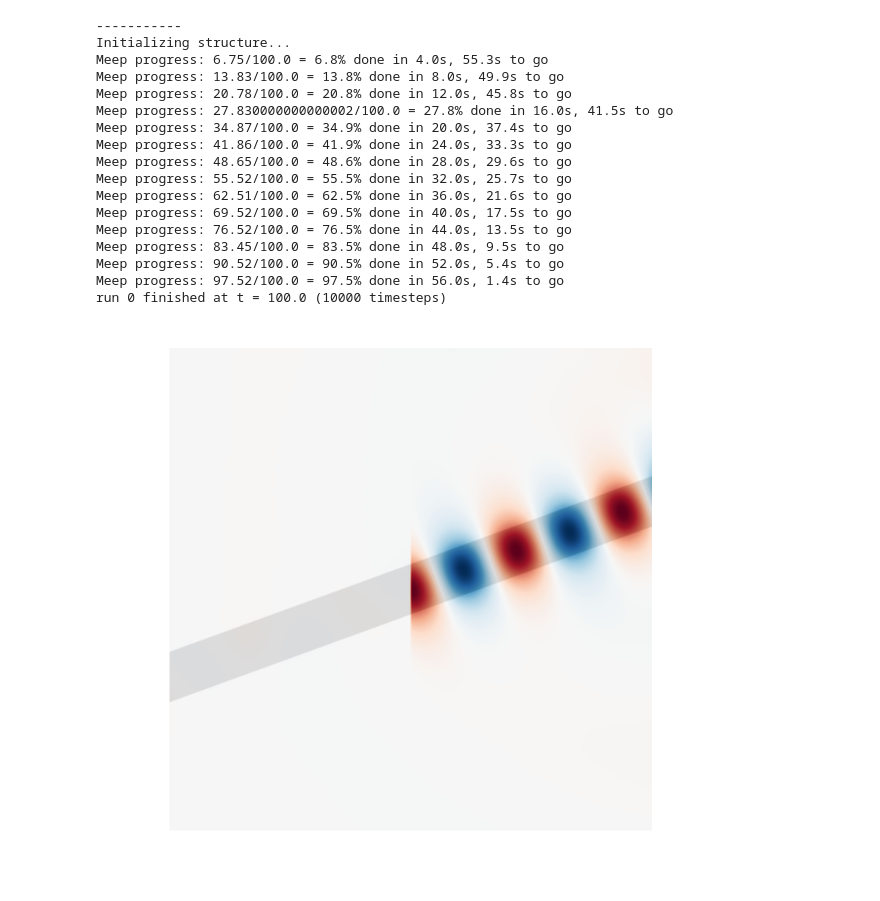
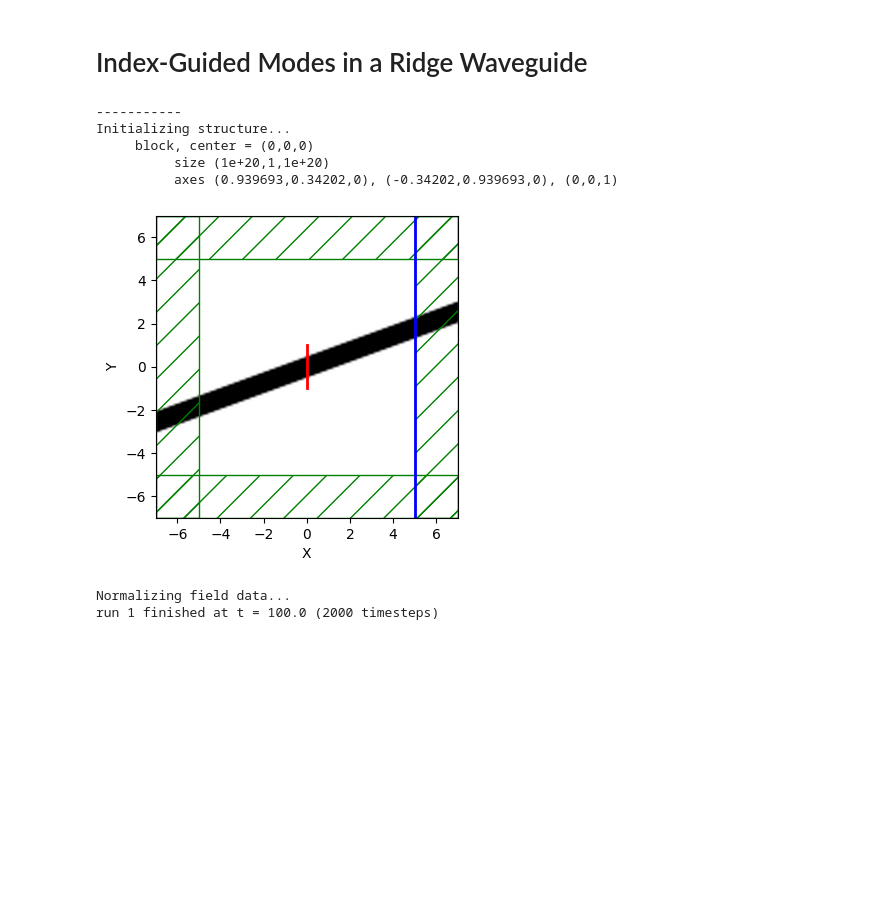
Before and after one commit to NanoComp/meep, a Jupyter notebook: python/examples/oblique-source.ipynb, the cells around one changed output. Drawn from its saved outputs; the diff is of its cells as text; code cells hidden in the pictures; blank space fills up the shorter version.

```diff
--- a/python/examples/oblique-source.ipynb
+++ b/python/examples/oblique-source.ipynb
@@ -0,0 +1,2 @@
+# %% [markdown]
+# Index-Guided Modes in a Ridge Waveguide
@@ -1,11 +8,5 @@
 # %%
-# -*- coding: utf-8 -*-
-
-import meep as mp
-import numpy as np
-import matplotlib.pyplot as plt
-
-resolution = 50 # pixels/μm
+resolution = 10 # pixels/μm
 
 cell_size = mp.Vector3(14,14)
 
@@ -24,21 +25,7 @@ fsrc = 0.15 # frequency of eigenmode or constant-amplitude source
 kx = 0.4    # initial guess for wavevector in x-direction of eigenmode
 bnum = 1    # band number of eigenmode
 
-compute_flux = False # compute flux (True) or plot the field profile (False)
-
-eig_src = True # eigenmode (True) or constant-amplitude (False) source
-
-if eig_src:
-    sources = [mp.EigenModeSource(src=mp.GaussianSource(fsrc,fwidth=0.2*fsrc) if compute_flux else mp.ContinuousSource(fsrc),
-                                  center=mp.Vector3(),
-                                  size=mp.Vector3(y=14),
-                                  direction=mp.AUTOMATIC if rot_angle == 0 else mp.NO_DIRECTION,
-                                  eig_kpoint=mp.Vector3(kx).rotate(mp.Vector3(z=1), rot_angle),
-                                  eig_band=bnum,
-                                  eig_parity=mp.EVEN_Y+mp.ODD_Z if rot_angle == 0 else mp.ODD_Z,
-                                  eig_match_freq=True)]
-else:
-    sources = [mp.Source(src=mp.GaussianSource(fsrc,fwidth=0.2*fsrc) if compute_flux else mp.ContinuousSource(fsrc),
+sources = [mp.Source(src=mp.GaussianSource(fsrc,fwidth=0.2*fsrc) if compute_flux else mp.ContinuousSource(fsrc),
                          center=mp.Vector3(),
                          size=mp.Vector3(y=2),
                          component=mp.Ez)]
@@ -49,36 +36,24 @@ sim = mp.Simulation(cell_size=cell_size,
                     sources=sources,
                     geometry=geometry,
                     symmetries=[mp.Mirror(mp.Y)] if rot_angle == 0 else [])
+
+tran = sim.add_flux(fsrc, 0, 1, mp.FluxRegion(center=mp.Vector3(x=5), size=mp.Vector3(y=14)))
-# %%
-if compute_flux:
-    tran = sim.add_flux(fsrc, 0, 1, mp.FluxRegion(center=mp.Vector3(x=5), size=mp.Vector3(y=14)))
-    sim.run(until_after_sources=50)
-    print("flux:, {:.6f}".format(mp.get_fluxes(tran)[0]))
-else:
-    sim.run(until=100)
-    nonpml_vol = mp.Volume(center=mp.Vector3(), size=mp.Vector3(10,10,0))
-    eps_data = sim.get_array(vol=nonpml_vol, component=mp.Dielectric)
-    ez_data = sim.get_array(vol=nonpml_vol, component=mp.Ez)
-    plt.figure(dpi=200)
-    plt.imshow(np.flipud(np.transpose(eps_data)), interpolation='spline36', cmap='binary')
-    plt.imshow(np.flipud(np.transpose(ez_data)), interpolation='spline36', cmap='RdBu', alpha=0.9)
-    plt.axis('off')
-# %% [output]
------------
-Initializing structure...
-Meep progress: 6.75/100.0 = 6.8% done in 4.0s, 55.3s to go
-Meep progress: 13.83/100.0 = 13.8% done in 8.0s, 49.9s to go
-Meep progress: 20.78/100.0 = 20.8% done in 12.0s, 45.8s to go
-Meep progress: 27.830000000000002/100.0 = 27.8% done in 16.0s, 41.5s to go
-Meep progress: 34.87/100.0 = 34.9% done in 20.0s, 37.4s to go
-Meep progress: 41.86/100.0 = 41.9% done in 24.0s, 33.3s to go
-Meep progress: 48.65/100.0 = 48.6% done in 28.0s, 29.6s to go
-Meep progress: 55.52/100.0 = 55.5% done in 32.0s, 25.7s to go
-Meep progress: 62.51/100.0 = 62.5% done in 36.0s, 21.6s to go
-Meep progress: 69.52/100.0 = 69.5% done in 40.0s, 17.5s to go
-Meep progress: 76.52/100.0 = 76.5% done in 44.0s, 13.5s to go
-Meep progress: 83.45/100.0 = 83.5% done in 48.0s, 9.5s to go
-Meep progress: 90.52/100.0 = 90.5% done in 52.0s, 5.4s to go
-Meep progress: 97.52/100.0 = 97.5% done in 56.0s, 1.4s to go
-run 0 finished at t = 100.0 (10000 timesteps)
-[figure, removed]
+# %%
+f = plt.figure(dpi=100)
+sim.plot2D(ax=f.gca())
+plt.show()
+# %% [output]
+-----------
+Initializing structure...
+     block, center = (0,0,0)
+          size (1e+20,1,1e+20)
+          axes (0.939693,0.34202,0), (-0.34202,0.939693,0), (0,0,1)
+[figure, added]
+# %%
+f = plt.figure(dpi=100)
+animate = mp.Animate2D(sim,mp.Ez,f=f,normalize=True)
+sim.run(mp.at_every(1,animate),until=50)
+plt.close()
+# %% [output]
+Normalizing field data...
+run 1 finished at t = 100.0 (2000 timesteps)
```
Also changed, not shown: parts of 6 cells of this notebook, 3 other files.
